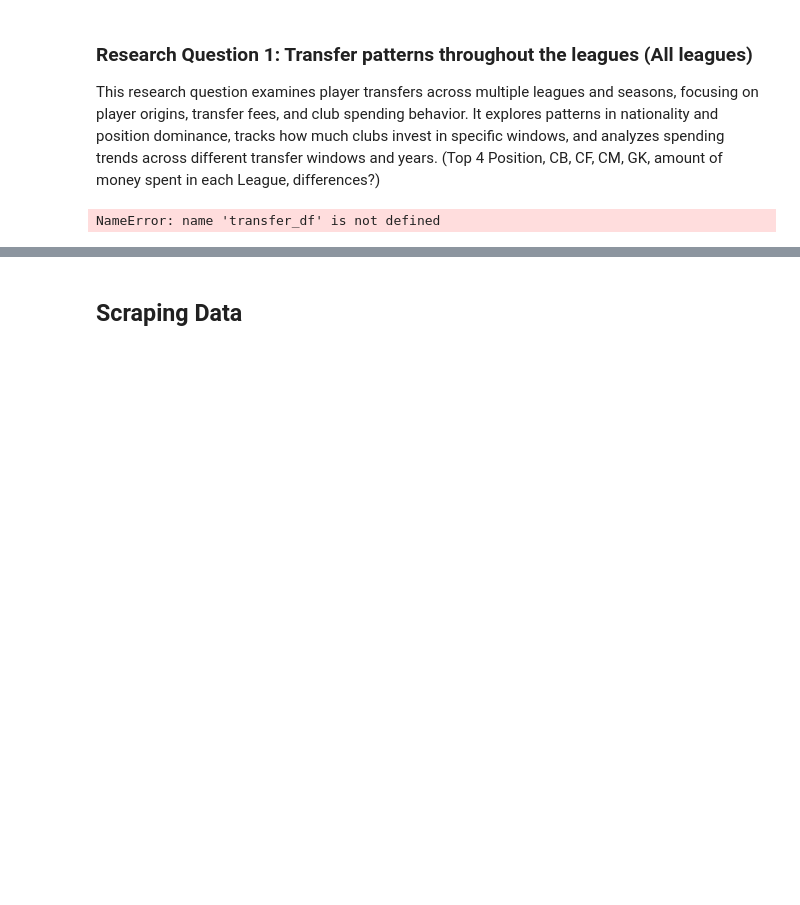
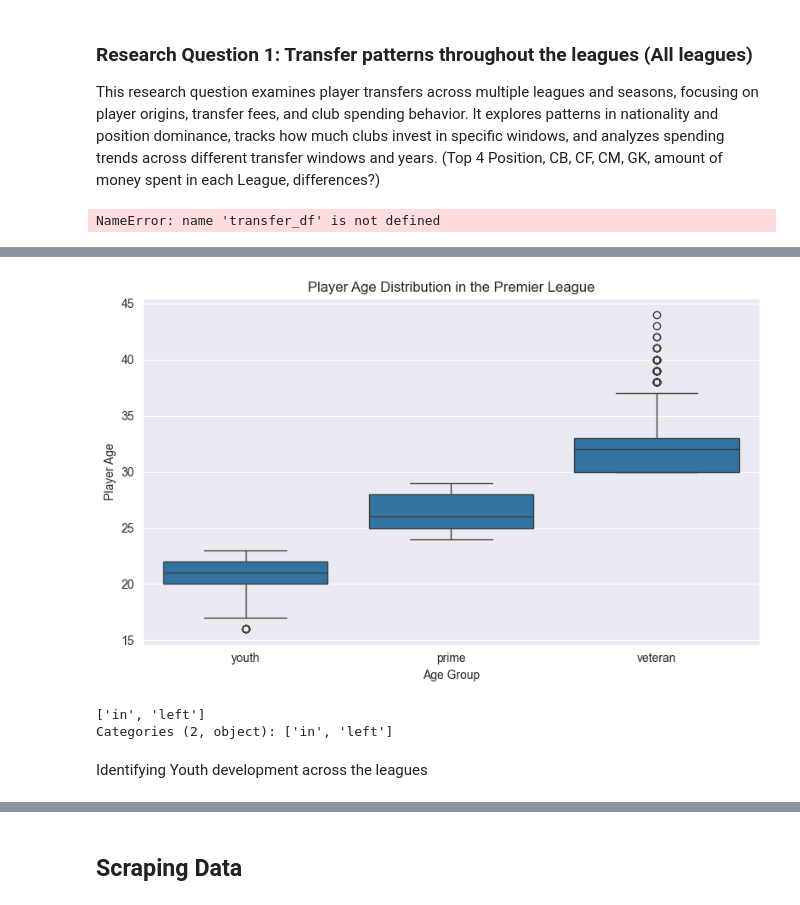
Before and after one commit to S-amuzu/CIP_G103, a Jupyter notebook: CIP.ipynb, the cells around one changed output, grey strips where cells are left out. Saved outputs shown, nothing was run; the diff lists cells and outputs as text; code cells hidden in the pictures; blank space fills up the shorter version.

```diff
--- a/CIP.ipynb
+++ b/CIP.ipynb
@@ -559,0 +608,23 @@ Using our scraped Premier League standings data across three seasons, This resea
+# %%
+# Box plot for Player age distribution in the premiere league
+plt.figure(figsize=(8,5))
+sns.boxplot(
+    data=gb1,
+    x="age_group", y="player_age",
+    order=["youth", "prime", "veteran"],
+    showfliers=True
+)
+plt.title("Player Age Distribution in the Premier League")
+plt.xlabel("Age Group")
+plt.ylabel("Player Age")
+plt.tight_layout()
+plt.show()
+# %% [output]
+[figure, added]
+# %%
+transfer_df["dir"].unique()
+# %% [output]
+['in', 'left']
+Categories (2, object): ['in', 'left']
+# %% [markdown]
+Identifying Youth development across the leagues
```
Also changed, not shown: parts of 12 cells of this notebook.
